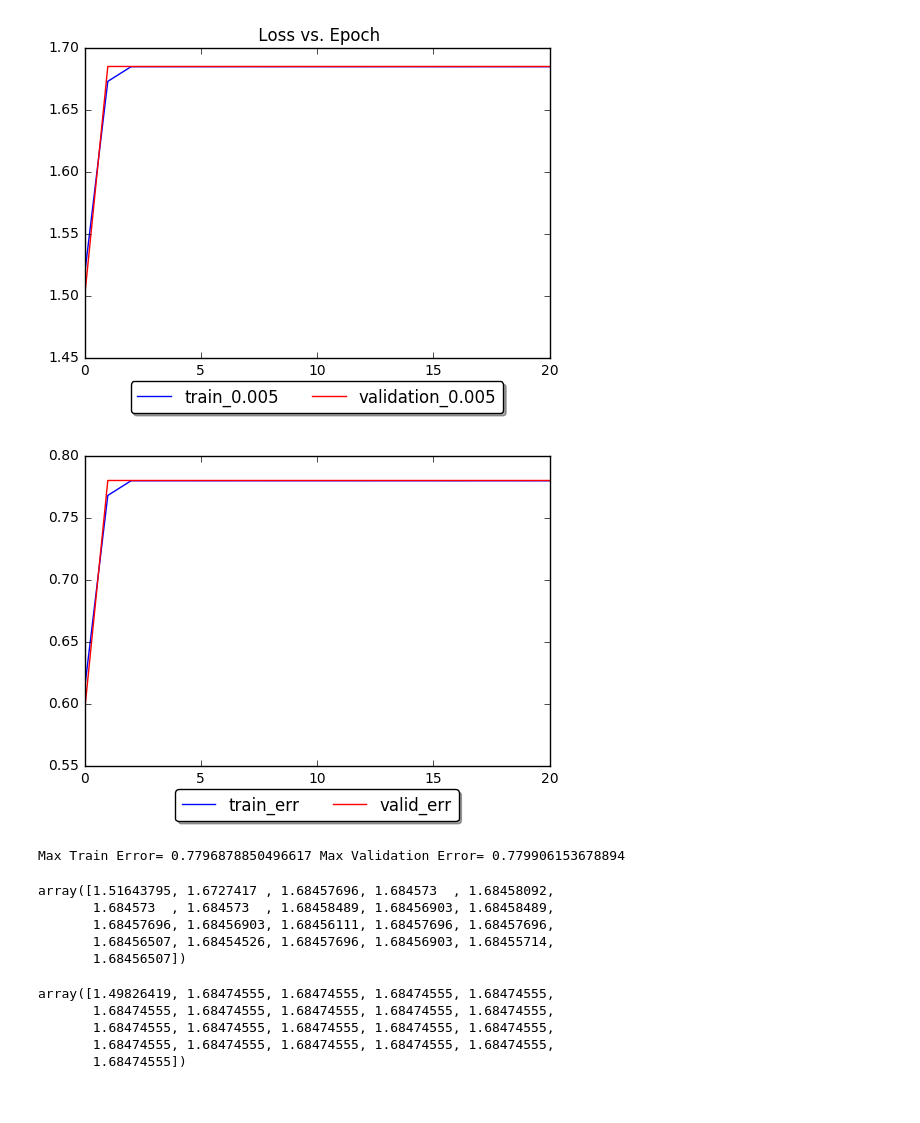
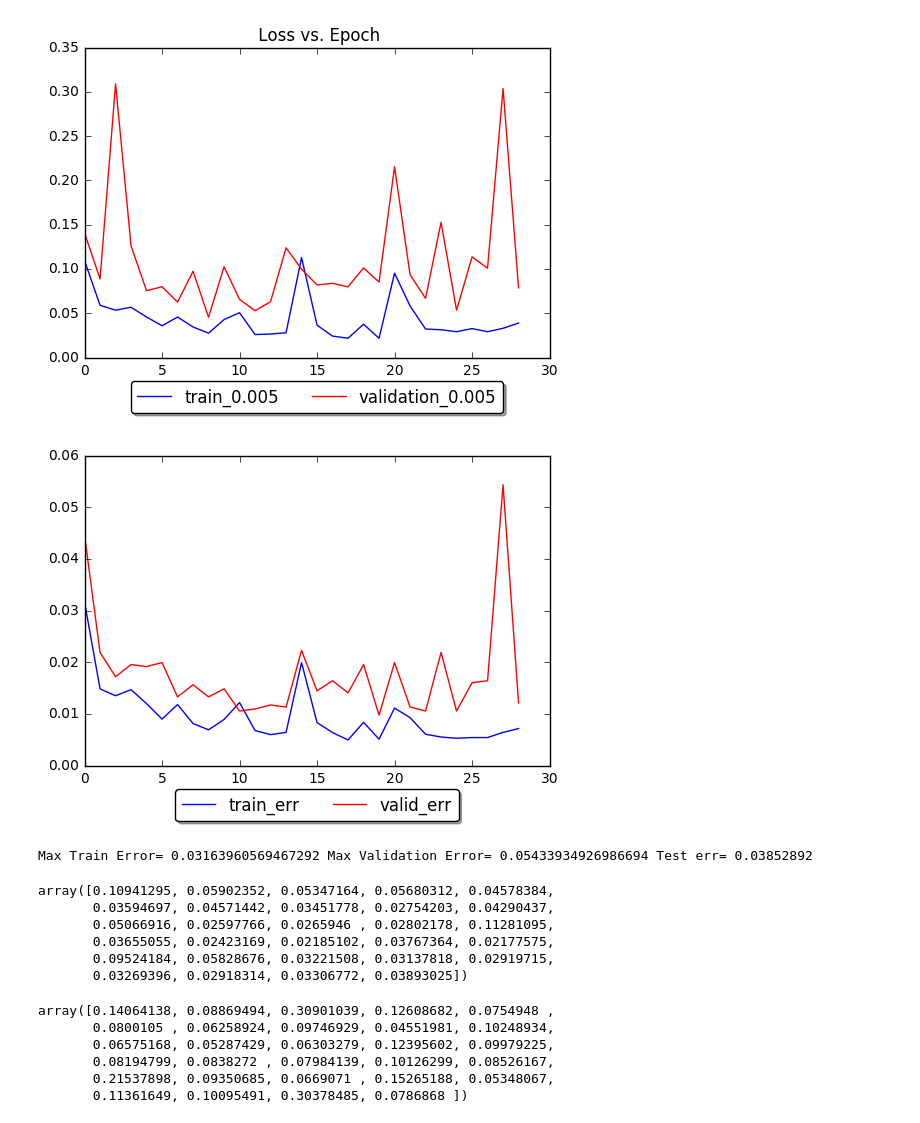
Before and after one commit to DerflaNehc/MNIST_NN_P2, a Jupyter notebook: Assignment2ECE1504.ipynb, the cells around one changed output. Drawn from its saved outputs; the diff is of its cells as text; code cells hidden in the pictures.

Commit message:
Fixed NN not learning

```diff
--- a/Assignment2ECE1504.ipynb
+++ b/Assignment2ECE1504.ipynb
@@ -65,12 +65,10 @@ def part1_train(n_epoch,learning_rate,batch_size,no_progress_limit):
                             kernel_initializer=he_init, name="hidden4")
     hidden5 = tf.layers.dense(hidden4, n_hidden, activation=tf.nn.elu,
                             kernel_initializer=he_init, name="hidden5")
-    output = tf.layers.dense(hidden5, 5, activation=tf.nn.softmax,
-                            kernel_initializer=he_init, name="output")
-
+    output = tf.layers.dense(hidden5, 5,kernel_initializer=he_init, name="output")
 
     cross_entropy_loss = tf.nn.softmax_cross_entropy_with_logits(logits=output, labels=y_in)
-    total_loss = tf.reduce_mean(cross_entropy_loss)
+    total_loss = tf.reduce_mean(cross_entropy_loss,name = 'loss_func')
     #Saver
     saver = tf.train.Saver()
 
@@ -139,8 +137,8 @@ def part1_train(n_epoch,learning_rate,batch_size,no_progress_limit):
                     validation_loss = np.array(validation_loss[0:epoch])
                     validation_err = np.array(validation_err[0:epoch])
                     break
-
-        return train_loss_total, train_err_total, validation_loss, validation_err
+        test_acc = sess.run(err,feed_dict={x_in:X_test1,y_in:y_test1_binary})
+        return train_loss_total, train_err_total, validation_loss, validation_err,test_acc
 # %%
 #Hyperparameters
 learning_rate = 0.005
@@ -148,7 +146,7 @@ batch_size = 20
 n_epoch = 1000
 max_no_progress = 20
 
-train_loss, train_err, valid_loss, valid_err = part1_train(n_epoch,learning_rate,batch_size,max_no_progress)
+train_loss, train_err, valid_loss, valid_err,test_err= part1_train(n_epoch,learning_rate,batch_size,max_no_progress)
 
 import matplotlib.pyplot as p
 #proving learning rate 0.005. is the best
@@ -165,6 +163,6 @@ p.legend(numpoints = 1,loc='upper center', bbox_to_anchor=(0.5, -0.05),
           fancybox=True, shadow=True, ncol=3)
 p.show()
 
-print("Max Train Error=",np.max(train_err),"Max Validation Error=",np.max(valid_err))
+print("Max Train Error=",np.max(train_err),"Max Validation Error=",np.max(valid_err),"Test err=",test_err)
 # %% [output]
 0
@@ -172,19 +170,21 @@ Early stopping epoch:21 at loss:1.498264193534851
-[figure, old version]
+[figure, new version]
-[figure, old version]
+[figure, new version]
-Max Train Error= 0.7796878850496617 Max Validation Error= 0.779906153678894
+Max Train Error= 0.03163960569467292 Max Validation Error= 0.05433934926986694 Test err= 0.03852892
 # %%
 train_loss
 # %% [output]
-array([1.51643795, 1.6727417 , 1.68457696, 1.684573  , 1.68458092,
-       1.684573  , 1.684573  , 1.68458489, 1.68456903, 1.68458489,
-       1.68457696, 1.68456903, 1.68456111, 1.68457696, 1.68457696,
-       1.68456507, 1.68454526, 1.68457696, 1.68456903, 1.68455714,
-       1.68456507])
+array([0.10941295, 0.05902352, 0.05347164, 0.05680312, 0.04578384,
+       0.03594697, 0.04571442, 0.03451778, 0.02754203, 0.04290437,
+       0.05066916, 0.02597766, 0.0265946 , 0.02802178, 0.11281095,
+       0.03655055, 0.02423169, 0.02185102, 0.03767364, 0.02177575,
+       0.09524184, 0.05828676, 0.03221508, 0.03137818, 0.02919715,
+       0.03269396, 0.02918314, 0.03306772, 0.03893025])
 # %%
 valid_loss
 # %% [output]
-array([1.49826419, 1.68474555, 1.68474555, 1.68474555, 1.68474555,
-       1.68474555, 1.68474555, 1.68474555, 1.68474555, 1.68474555,
-       1.68474555, 1.68474555, 1.68474555, 1.68474555, 1.68474555,
-       1.68474555, 1.68474555, 1.68474555, 1.68474555, 1.68474555,
-       1.68474555])
+array([0.14064138, 0.08869494, 0.30901039, 0.12608682, 0.0754948 ,
+       0.0800105 , 0.06258924, 0.09746929, 0.04551981, 0.10248934,
+       0.06575168, 0.05287429, 0.06303279, 0.12395602, 0.09979225,
+       0.08194799, 0.0838272 , 0.07984139, 0.10126299, 0.08526167,
+       0.21537898, 0.09350685, 0.0669071 , 0.15265188, 0.05348067,
+       0.11361649, 0.10095491, 0.30378485, 0.0786868 ])
```
Also changed, not shown: parts of 1 cell of this notebook, 3 other files.
